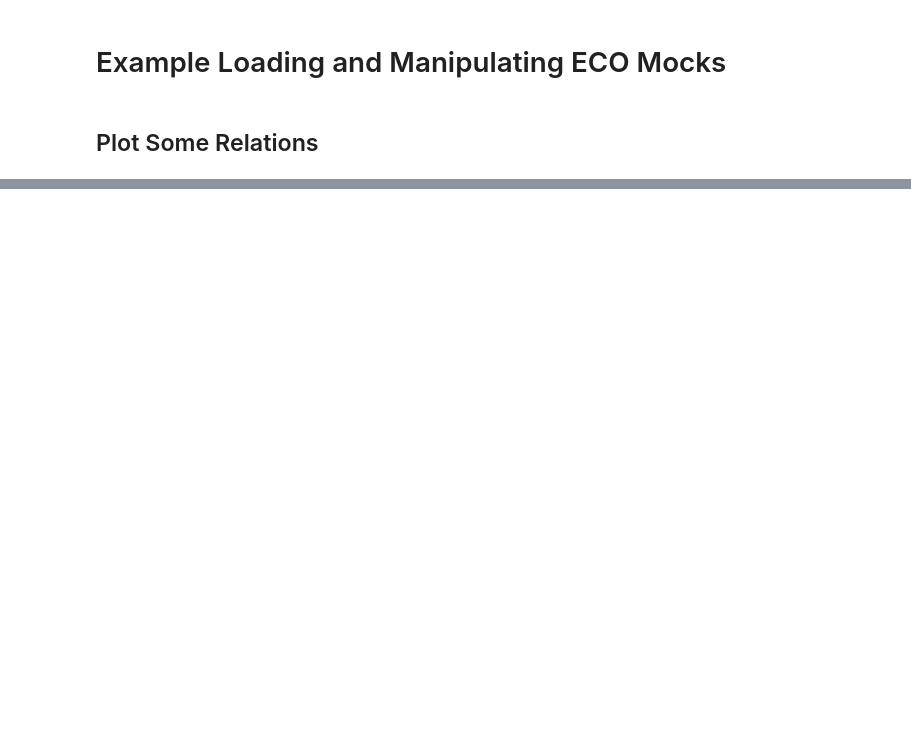
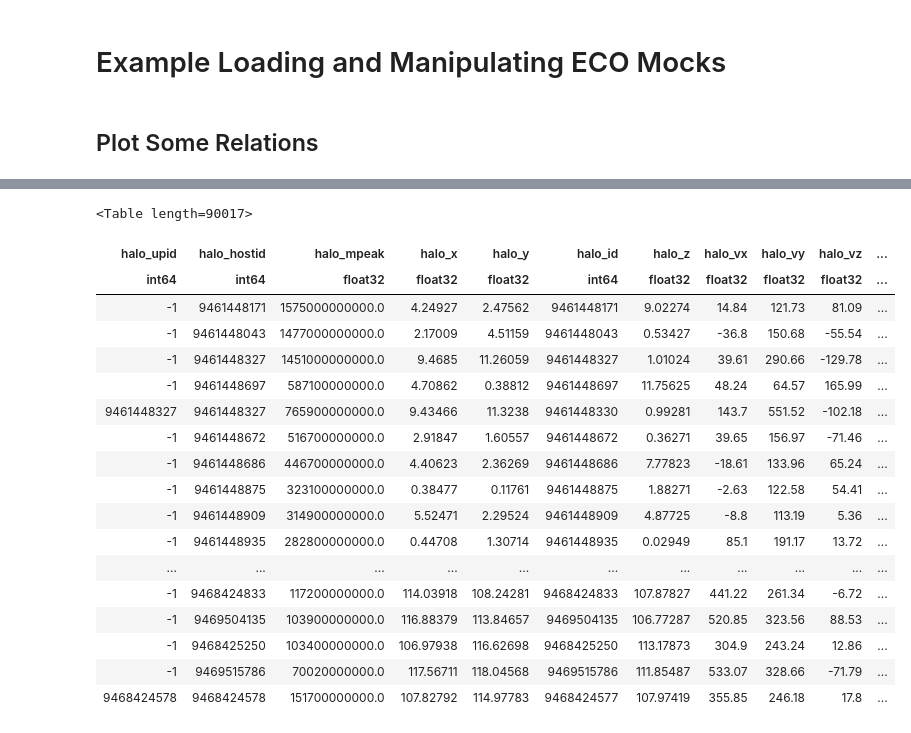
Before and after one commit to duncandc/eco_mocks, a Jupyter notebook: notebooks/load_eco_mocks.ipynb, the cells around one changed output, grey strips where cells are left out. Cells and saved outputs as stored; diff of their text form; code cells hidden in the pictures; blank space fills up the shorter version.

```diff
--- a/notebooks/load_eco_mocks.ipynb
+++ b/notebooks/load_eco_mocks.ipynb
@@ -103,0 +122,22 @@ plt.show()
+# %%
+mock
+# %% [output]
+<Table length=90017>
+| halo_upid | halo_hostid | halo_mpeak | halo_x | halo_y | halo_id | halo_z | halo_vx | halo_vy | halo_vz | ... |
+| int64 | int64 | float32 | float32 | float32 | int64 | float32 | float32 | float32 | float32 | ... |
+| -1 | 9461448171 | 1575000000000.0 | 4.24927 | 2.47562 | 9461448171 | 9.02274 | 14.84 | 121.73 | 81.09 | ... |
+| -1 | 9461448043 | 1477000000000.0 | 2.17009 | 4.51159 | 9461448043 | 0.53427 | -36.8 | 150.68 | -55.54 | ... |
+| -1 | 9461448327 | 1451000000000.0 | 9.4685 | 11.26059 | 9461448327 | 1.01024 | 39.61 | 290.66 | -129.78 | ... |
+| -1 | 9461448697 | 587100000000.0 | 4.70862 | 0.38812 | 9461448697 | 11.75625 | 48.24 | 64.57 | 165.99 | ... |
+| 9461448327 | 9461448327 | 765900000000.0 | 9.43466 | 11.3238 | 9461448330 | 0.99281 | 143.7 | 551.52 | -102.18 | ... |
+| -1 | 9461448672 | 516700000000.0 | 2.91847 | 1.60557 | 9461448672 | 0.36271 | 39.65 | 156.97 | -71.46 | ... |
+| -1 | 9461448686 | 446700000000.0 | 4.40623 | 2.36269 | 9461448686 | 7.77823 | -18.61 | 133.96 | 65.24 | ... |
+| -1 | 9461448875 | 323100000000.0 | 0.38477 | 0.11761 | 9461448875 | 1.88271 | -2.63 | 122.58 | 54.41 | ... |
+| -1 | 9461448909 | 314900000000.0 | 5.52471 | 2.29524 | 9461448909 | 4.87725 | -8.8 | 113.19 | 5.36 | ... |
+| -1 | 9461448935 | 282800000000.0 | 0.44708 | 1.30714 | 9461448935 | 0.02949 | 85.1 | 191.17 | 13.72 | ... |
+| ... | ... | ... | ... | ... | ... | ... | ... | ... | ... | ... |
+| -1 | 9468424833 | 117200000000.0 | 114.03918 | 108.24281 | 9468424833 | 107.87827 | 441.22 | 261.34 | -6.72 | ... |
+| -1 | 9469504135 | 103900000000.0 | 116.88379 | 113.84657 | 9469504135 | 106.77287 | 520.85 | 323.56 | 88.53 | ... |
+| -1 | 9468425250 | 103400000000.0 | 106.97938 | 116.62698 | 9468425250 | 113.17873 | 304.9 | 243.24 | 12.86 | ... |
+| -1 | 9469515786 | 70020000000.0 | 117.56711 | 118.04568 | 9469515786 | 111.85487 | 533.07 | 328.66 | -71.79 | ... |
+| 9468424578 | 9468424578 | 151700000000.0 | 107.82792 | 114.97783 | 9468424577 | 107.97419 | 355.85 | 246.18 | 17.8 | ... |
```
Also changed, not shown: parts of 8 cells of this notebook, 10 other files.
